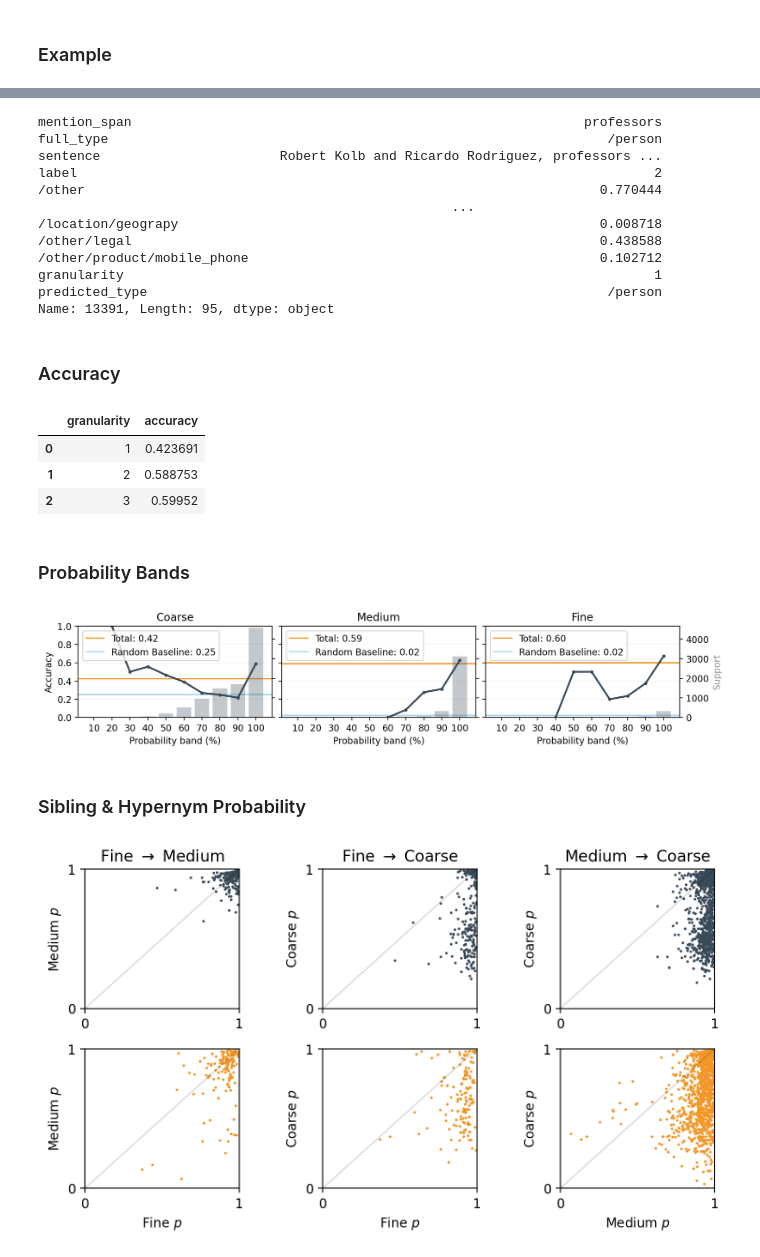
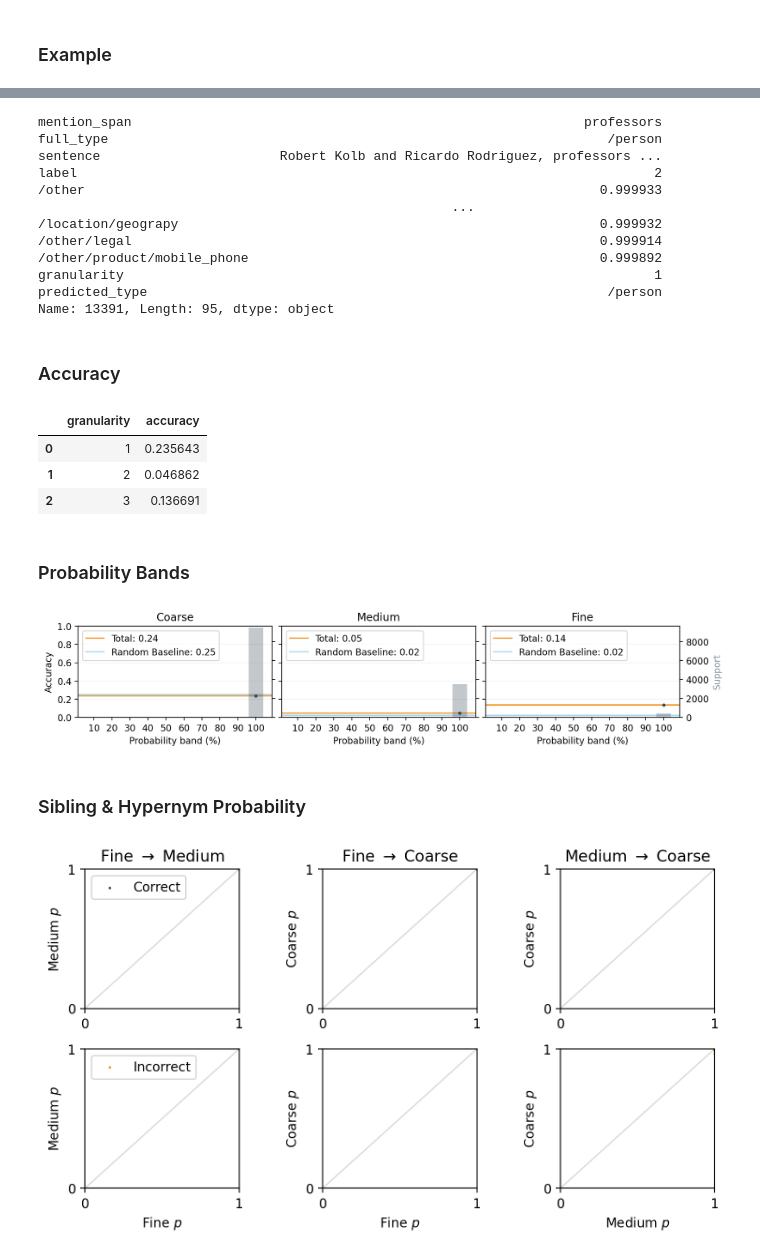
Before and after one commit to psaegert/nli-nec, a Jupyter notebook: notebooks/evaluate.ipynb, the cells around one changed output, grey strips where cells are left out. Cells and saved outputs as stored; diff of their text form; code cells hidden in the pictures.

```diff
--- a/notebooks/evaluate.ipynb
+++ b/notebooks/evaluate.ipynb
@@ -13,9 +19,12 @@ granularities = ['Coarse', 'Medium', 'Fine']
 # %%
 # Specify the dataset to predict and a file to load the predictions from
 DATASET = 'g_test.json'
-MODEL = "nlinec-D-2"
+MODEL = "nlinec-E-2"
 
-SAVE_PREDICTIONS_TO = os.path.join(get_results_dir(), "predictions", MODEL, "test_predictions.csv")
+DEVICE = torch.device("cuda" if torch.cuda.is_available() else "cpu")
+
+SAVE_MODEL_TO = os.path.join(get_models_dir(), MODEL)
+SAVE_PREDICTIONS_TO = os.path.join(get_results_dir(), MODEL, "test_predictions.csv")
 # %% [markdown]
 ## Setup
 # %%
@@ -114,11 +123,11 @@ mention_span                                                          professors
 full_type                                                                /person
 sentence                       Robert Kolb and Ricardo Rodriguez, professors ...
 label                                                                          2
-/other                                                                  0.770444
+/other                                                                  0.999933
                                                      ...
-/location/geograpy                                                      0.008718
-/other/legal                                                            0.438588
-/other/product/mobile_phone                                             0.102712
+/location/geograpy                                                      0.999932
+/other/legal                                                            0.999914
+/other/product/mobile_phone                                             0.999892
 granularity                                                                    1
 predicted_type                                                           /person
 Name: 13391, Length: 95, dtype: object
@@ -142,9 +154,9 @@ for i in [1, 2, 3]:
 accuracy
 # %% [output]
 |  | granularity | accuracy |
-| 0 | 1 | 0.423691 |
-| 1 | 2 | 0.588753 |
-| 2 | 3 | 0.59952 |
+| 0 | 1 | 0.235643 |
+| 1 | 2 | 0.046862 |
+| 2 | 3 | 0.136691 |
 # %% [markdown]
 ### Probability Bands
 # %%
@@ -204,9 +216,11 @@ for i, ax in enumerate(axes):
 
 axes[0].set_ylabel("Accuracy")
 axes[1].set_yticklabels([])
-axes[2].set_yticklabels([]);
+axes[2].set_yticklabels([])
+
+fig.savefig(os.path.join(get_results_dir(), f'{MODEL}', 'accuracy_by_probability_band.png'), bbox_inches='tight')
 # %% [output]
-[figure, old version]
+[figure, new version]
 # %% [markdown]
 ### Sibling & Hypernym Probability
 # %%
@@ -223,18 +237,22 @@ for i in [1, 2, 3]:
 # %%
 fig, axes = plt.subplots(2, 3, figsize=(7.5, 4), dpi=200)
 fig.tight_layout(w_pad=3, h_pad=1)
-for i, (ax_row, color, mask) in enumerate(zip(axes, [color_palette('medium'), color_palette('accent')], [data_with_predictions['correct'].values, ~(data_with_predictions['correct'].astype(bool))])):
-    for ax, (granularity_name, hypernym_granularity_name), (granularity, hypernym_granularity) in zip(ax_row, [('Fine', 'Medium'), ('Fine', 'Coarse'), ('Medium', 'Coarse')], [(3, 2), (3, 1), (2, 1)]):
-        ax.scatter(data_with_predictions.loc[mask, f'predicted_type_{granularity}_probability'], data_with_predictions.loc[mask, f'predicted_type_{hypernym_granularity}_probability'], s=1, color=color)
+for i, (ax_row, color, mask, label) in enumerate(zip(axes, [color_palette('medium'), color_palette('accent')], [data_with_predictions['correct'].values, ~(data_with_predictions['correct'].astype(bool))], ['Correct', 'Incorrect'])):
+    for j, (ax, (granularity_name, hypernym_granularity_name), (granularity, hypernym_granularity)) in enumerate(zip(ax_row, [('Fine', 'Medium'), ('Fine', 'Coarse'), ('Medium', 'Coarse')], [(3, 2), (3, 1), (2, 1)])):
+        ax.scatter(data_with_predictions.loc[mask, f'predicted_type_{granularity}_probability'], data_with_predictions.loc[mask, f'predicted_type_{hypernym_granularity}_probability'], s=1, color=color, label=label)
         ax.plot([0, 1], [0, 1], color='k', linewidth=1, alpha=0.15)
         if i == 0:
             ax.set_title(f'{granularity_name} $\\rightarrow$ {hypernym_granularity_name}')
         if i == 1:
             ax.set_xlabel(f'{granularity_name} $p$')
         ax.set_ylabel(f'{hypernym_granularity_name} $p$')
         ax.set_xlim(0, 1)
         ax.set_ylim(0, 1)
         ax.set_xticks([0, 1])
         ax.set_yticks([0, 1])
+        if j == 0:
+            ax.legend(loc='upper left')
+
+fig.savefig(os.path.join(get_results_dir(), f'{MODEL}', 'hypernym_probability.png'), bbox_inches='tight')
 # %% [output]
-[figure, old version]
+[figure, new version]
```
Also changed, not shown: parts of 6 cells of this notebook, 27 other files.
